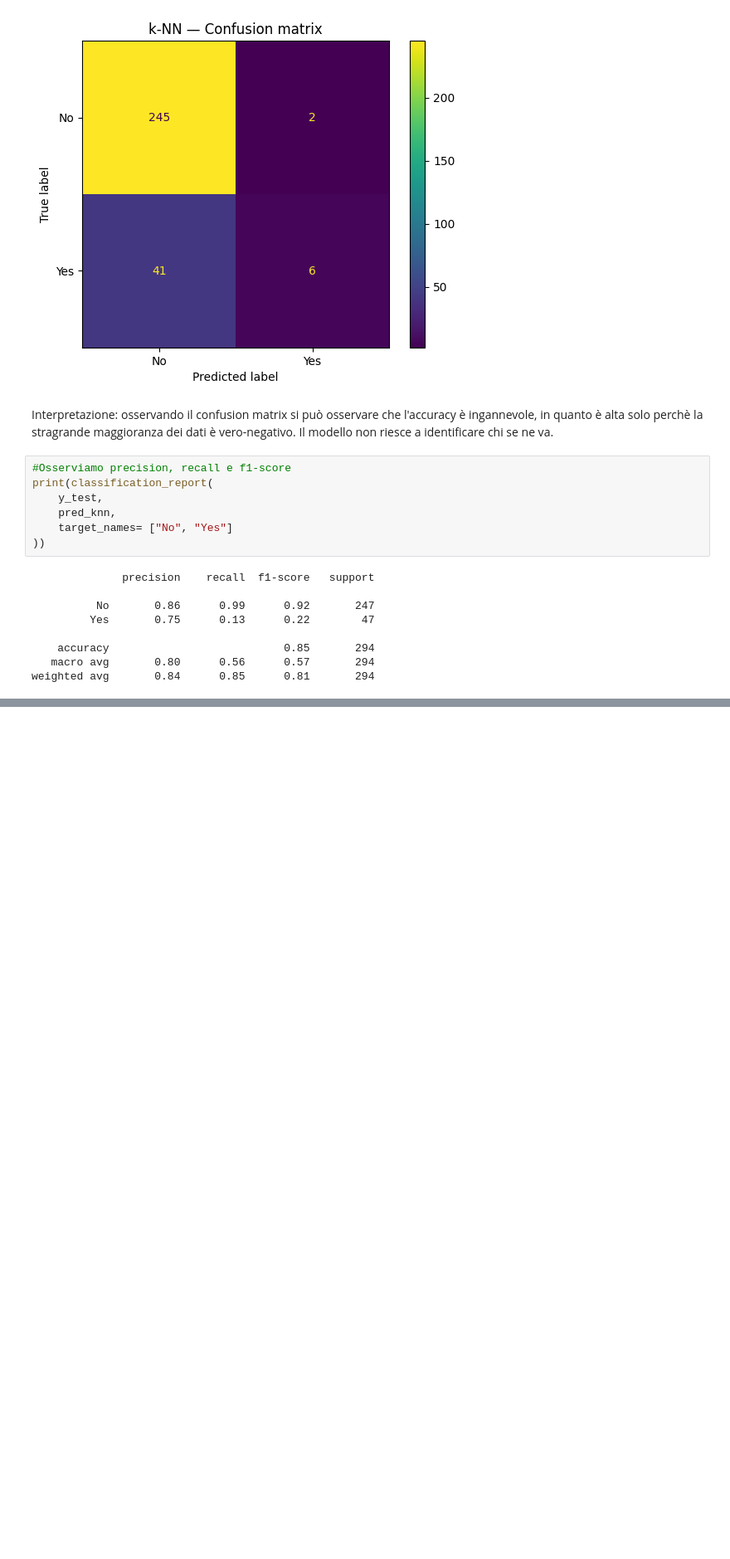
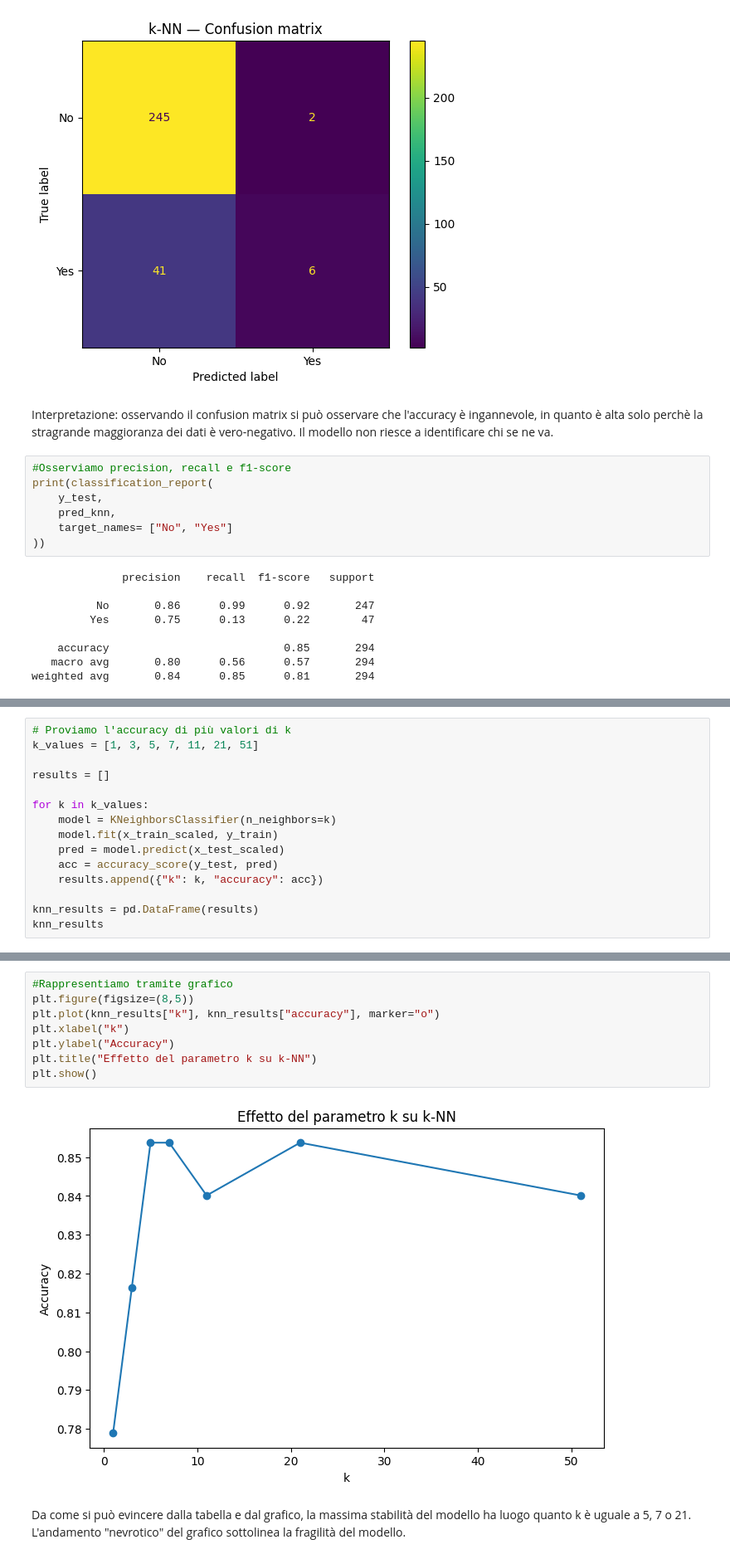
Before and after one commit to elisamezzi/Progetto_IDSAPCProg_gruppo5, a Jupyter notebook: notebooks/IntroDSePCProg_gruppo5_Attritition.ipynb, the cells around one changed output, grey strips where cells are left out. Shown at 83% size. Cells and saved outputs as stored; diff of their text form; blank space fills up the shorter version.

```diff
--- a/notebooks/IntroDSePCProg_gruppo5_Attritition.ipynb
+++ b/notebooks/IntroDSePCProg_gruppo5_Attritition.ipynb
@@ -994 +994,16 @@ Dall'analisi di precision, recall e f1-score abbiamo conferma di quanto osservat
 Conclusioni: l'analisi dell'accuracy da sola può essere ingannevole, poichè analizzando la matrice di confusione, precision, recall e f1-score si può comprendere appieno la fragilità del modello, dovuta principalmente allo sbilanciamento tra le due classi.
+# %%
+# Proviamo l'accuracy di più valori di k
+k_values = [1, 3, 5, 7, 11, 21, 51]
+
+results = []
+
+for k in k_values:
+    model = KNeighborsClassifier(n_neighbors=k)
+    model.fit(x_train_scaled, y_train)
+    pred = model.predict(x_test_scaled)
+    acc = accuracy_score(y_test, pred)
+    results.append({"k": k, "accuracy": acc})
+
+knn_results = pd.DataFrame(results)
+knn_results
@@ -994,0 +1019,12 @@ Conclusioni: l'analisi dell'accuracy da sola può essere ingannevole, poichè an
+# %%
+#Rappresentiamo tramite grafico
+plt.figure(figsize=(8,5))
+plt.plot(knn_results["k"], knn_results["accuracy"], marker="o")
+plt.xlabel("k")
+plt.ylabel("Accuracy")
+plt.title("Effetto del parametro k su k-NN")
+plt.show()
+# %% [output]
+[figure, added]
+# %% [markdown]
+Da come si può evincere dalla tabella e dal grafico, la massima stabilità del modello ha luogo quanto k è uguale a 5, 7 o 21. L'andamento "nevrotico" del grafico sottolinea la fragilità del modello.
```
Also changed, not shown: parts of 23 cells of this notebook.
